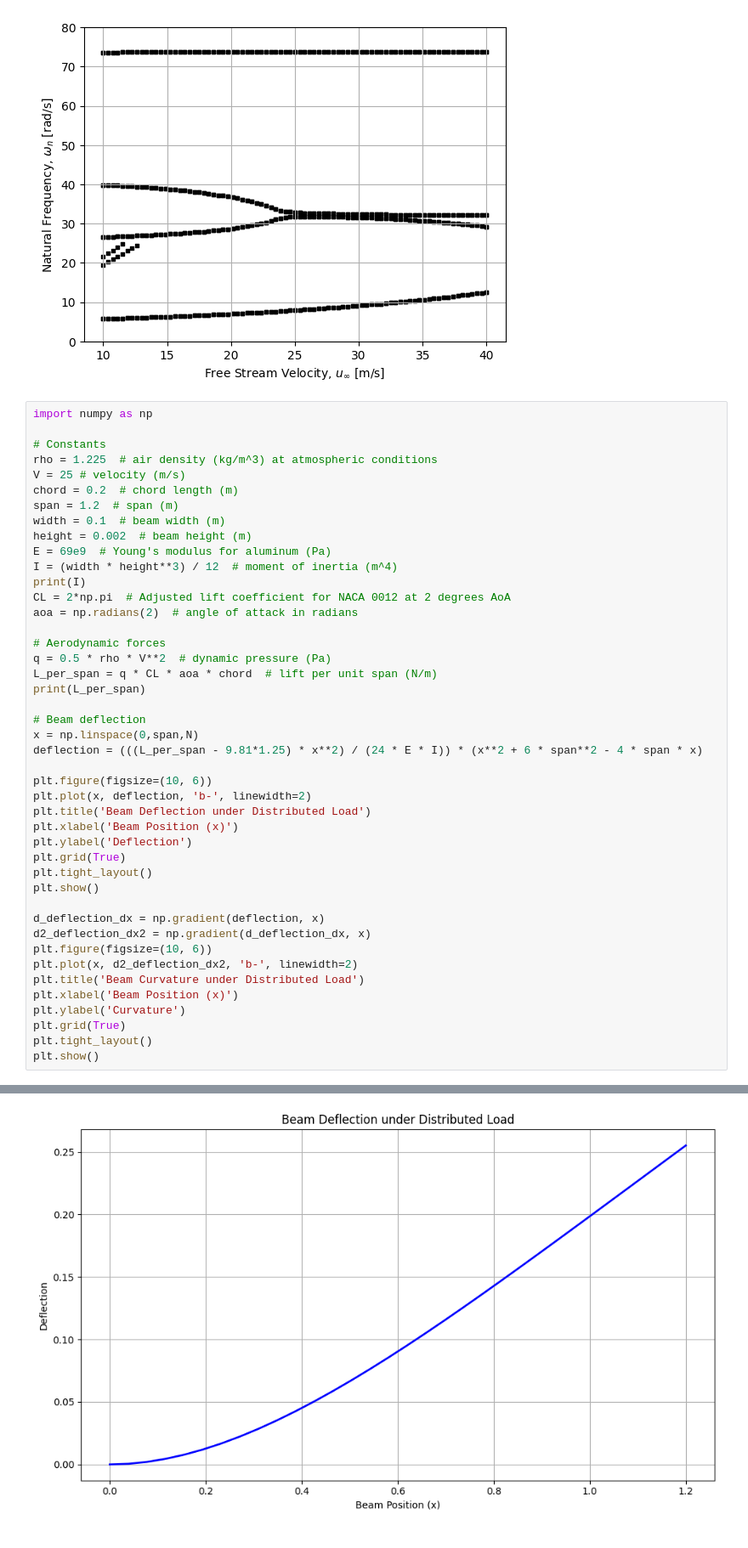
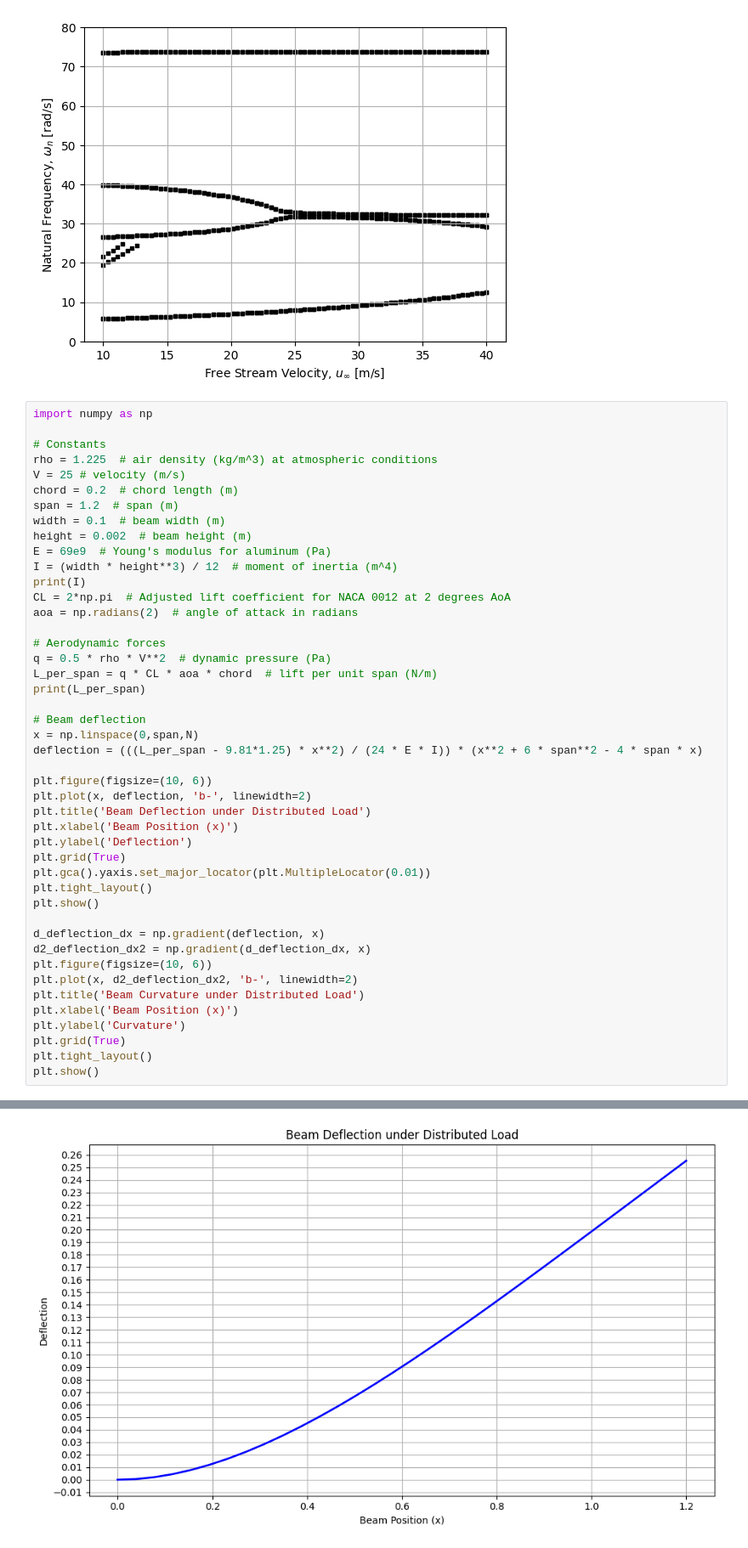
Before and after one commit to lighteningAB/sharpy, a Jupyter notebook: sharpy/try7.ipynb, the cells around one changed output, grey strips where cells are left out. Shown at 85% size. Drawn from its saved outputs; the diff is of its cells as text.

```diff
--- a/sharpy/try7.ipynb
+++ b/sharpy/try7.ipynb
@@ -408,32 +408,33 @@ aoa = np.radians(2)  # angle of attack in radians
 q = 0.5 * rho * V**2  # dynamic pressure (Pa)
 L_per_span = q * CL * aoa * chord  # lift per unit span (N/m)
 print(L_per_span)
 
 # Beam deflection
 x = np.linspace(0,span,N)
 deflection = (((L_per_span - 9.81*1.25) * x**2) / (24 * E * I)) * (x**2 + 6 * span**2 - 4 * span * x)
 
 plt.figure(figsize=(10, 6))
 plt.plot(x, deflection, 'b-', linewidth=2)
 plt.title('Beam Deflection under Distributed Load')
 plt.xlabel('Beam Position (x)')
 plt.ylabel('Deflection')
 plt.grid(True)
+plt.gca().yaxis.set_major_locator(plt.MultipleLocator(0.01))
 plt.tight_layout()
 plt.show()
 
 d_deflection_dx = np.gradient(deflection, x)
 d2_deflection_dx2 = np.gradient(d_deflection_dx, x)
 plt.figure(figsize=(10, 6))
 plt.plot(x, d2_deflection_dx2, 'b-', linewidth=2)
 plt.title('Beam Curvature under Distributed Load')
 plt.xlabel('Beam Position (x)')
 plt.ylabel('Curvature')
 plt.grid(True)
 plt.tight_layout()
 plt.show()
 # %% [output]
 6.666666666666668e-11
 16.79203526574231
-[figure, old version]
+[figure, new version]
 [figure]
```
Also changed, not shown: parts of 1 cell of this notebook.
